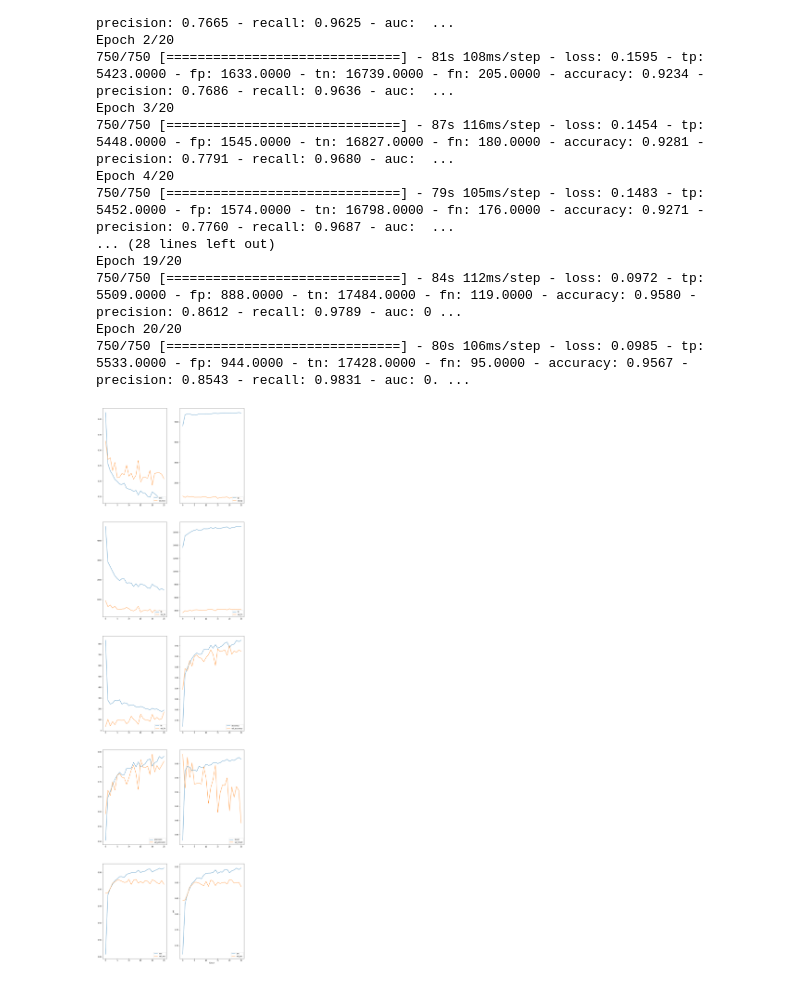
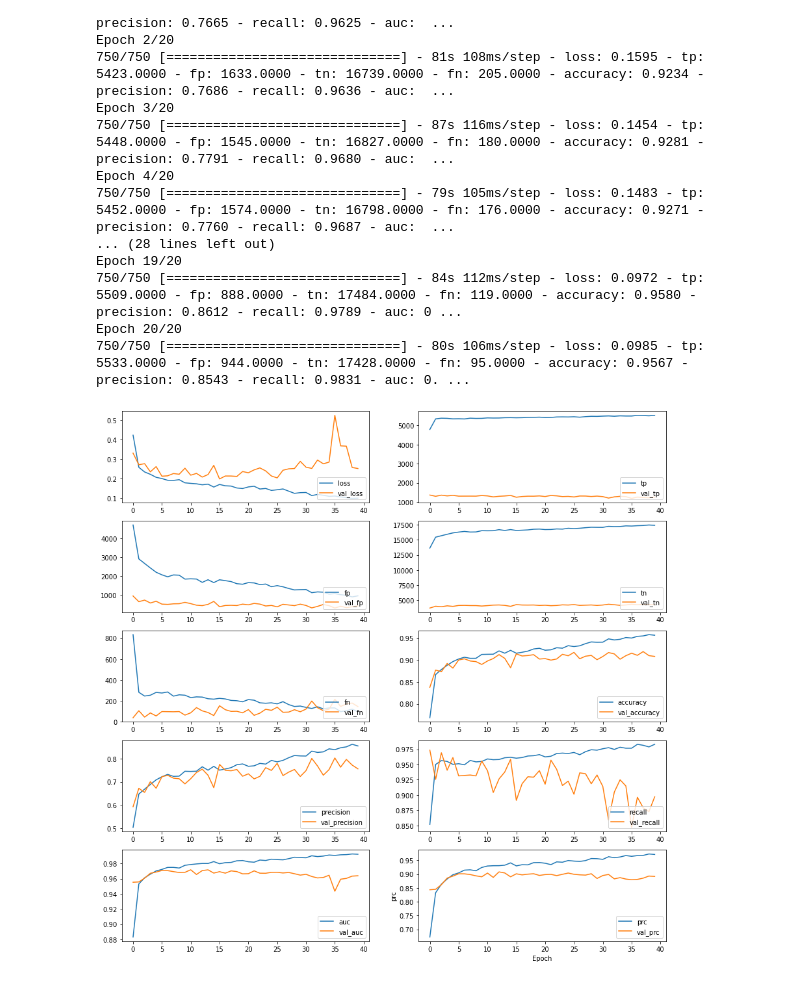
Before and after one commit to mpolyakova/right-whale-detection-deep-metis, a Jupyter notebook: a10 - Stretching CNNs.ipynb, the cells around one changed output. Cells and saved outputs as stored; diff of their text form; code cells hidden in the pictures.

```diff
--- a/a10 - Stretching CNNs.ipynb
+++ b/a10 - Stretching CNNs.ipynb
@@ -108,19 +109,3 @@ Epoch 19/20
 750/750 [==============================] - 84s 112ms/step - loss: 0.0972 - tp: 5509.0000 - fp: 888.0000 - tn: 17484.0000 - fn: 119.0000 - accuracy: 0.9580 - precision: 0.8612 - recall: 0.9789 - auc: 0 ...
 Epoch 20/20
 750/750 [==============================] - 80s 106ms/step - loss: 0.0985 - tp: 5533.0000 - fp: 944.0000 - tn: 17428.0000 - fn: 95.0000 - accuracy: 0.9567 - precision: 0.8543 - recall: 0.9831 - auc: 0. ...
-# %%
-hist = history.history
-hist2 = history2.history
-all_keys = list(hist.keys())
-
-fig, axes = plt.subplots(5,2, figsize=(15,60))
-for i,ax in enumerate(axes.flatten()):
-        key = all_keys[i]
-        val_key = 'val_'+key
-        ax.plot(hist[key]+hist2[key], label=key)
-        ax.plot(hist[val_key]+hist2[val_key], label = val_key)
-        plt.xlabel('Epoch')
-        plt.ylabel(key)
-        ax.legend(loc='lower right')
-# %% [output]
-[figure, removed]
@@ -133,0 +112,16 @@ plt.legend(loc='lower right')
+# %%
+hist = history.history
+hist2 = history2.history
+all_keys = list(hist.keys())
+
+fig, axes = plt.subplots(5,2, figsize=(15,15))
+for i,ax in enumerate(axes.flatten()):
+        key = all_keys[i]
+        val_key = 'val_'+key
+        ax.plot(hist[key]+hist2[key], label=key)
+        ax.plot(hist[val_key]+hist2[val_key], label = val_key)
+        plt.xlabel('Epoch')
+        plt.ylabel(key)
+        ax.legend(loc='lower right')
+# %% [output]
+[figure, added]
```
Also changed, not shown: parts of 11 cells of this notebook, 2 other files.
